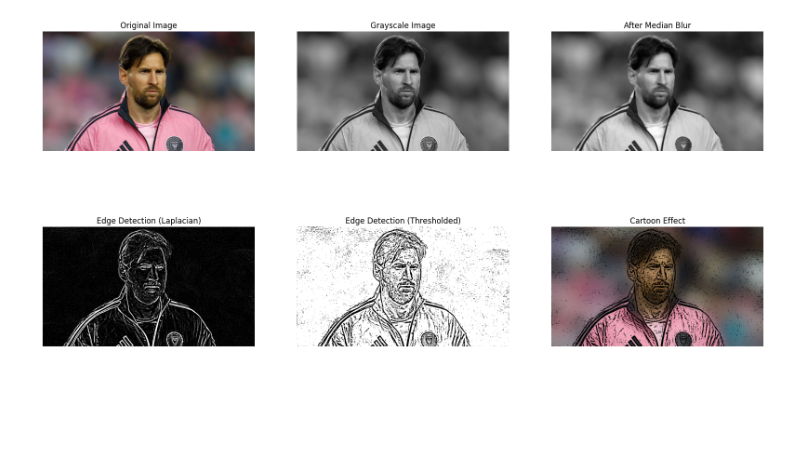
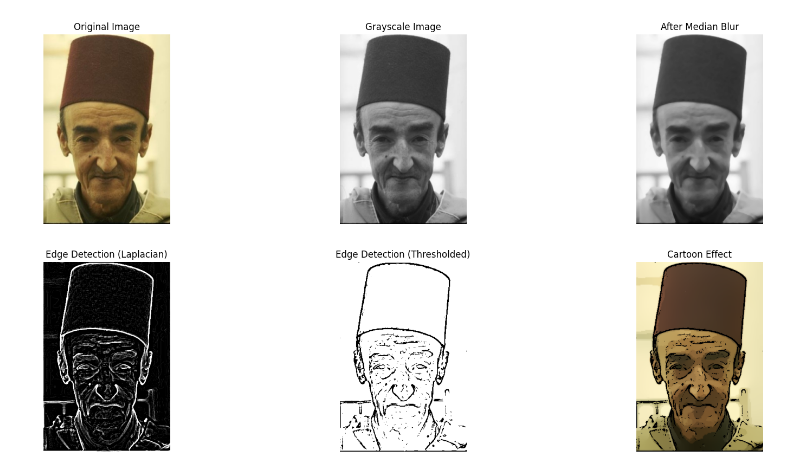
Before and after one commit to JanaAdel1010/Filter-Lane-detection, a Jupyter notebook: 8273_8145.ipynb, the cells around one changed output. Saved outputs shown, nothing was run; the diff lists cells and outputs as text; code cells hidden in the pictures; blank space fills up the shorter version.

```diff
--- a/8273_8145.ipynb
+++ b/8273_8145.ipynb
@@ -13,16 +13,13 @@ def cartoonify_image(image_path):
 
     # Apply median blur for noise reduction
     gray_blur = cv2.medianBlur(gray, 7)
-
     # Apply Laplacian filter for edge detection
     edges = cv2.Laplacian(gray_blur, cv2.CV_8U, ksize=5)
-    edges_thresh = cv2.threshold(edges, 30, 255, cv2.THRESH_BINARY)[1]
+    edges_thresh = cv2.threshold(edges, 100, 255, cv2.THRESH_BINARY)[1]
     img_small = cv2.resize(img, (img.shape[1] // 2, img.shape[0] // 2))
     for _ in range(30):
-        img_small = cv2.bilateralFilter(img_small, 9, 100, 300)
+        img_small = cv2.bilateralFilter(img_small, 9, 10, 200)
     color = cv2.resize(img_small, (img.shape[1], img.shape[0]))
-
-
     # Combine edges with the color image
     edges_inv = cv2.bitwise_not(edges_thresh)
     #cartoon = cv2.addWeighted(color, 0.8, cv2.cvtColor(edges_inv, cv2.COLOR_GRAY2RGB), 0.2, 0)
@@ -79,7 +76,7 @@ def detect_lanes(image_path):
     plt.subplot(1,3,3), plt.imshow(result), plt.title("Lane Detection"), plt.axis("off")
     plt.show()
 # %%
-cartoonify_image("test images/Goat.jpg")
+cartoonify_image("test images/man.jpg")
 # detect_lanes("test2.png")
 # %% [output]
-[figure, old version]
+[figure, new version]
```
Also changed, not shown: 1 other file.
